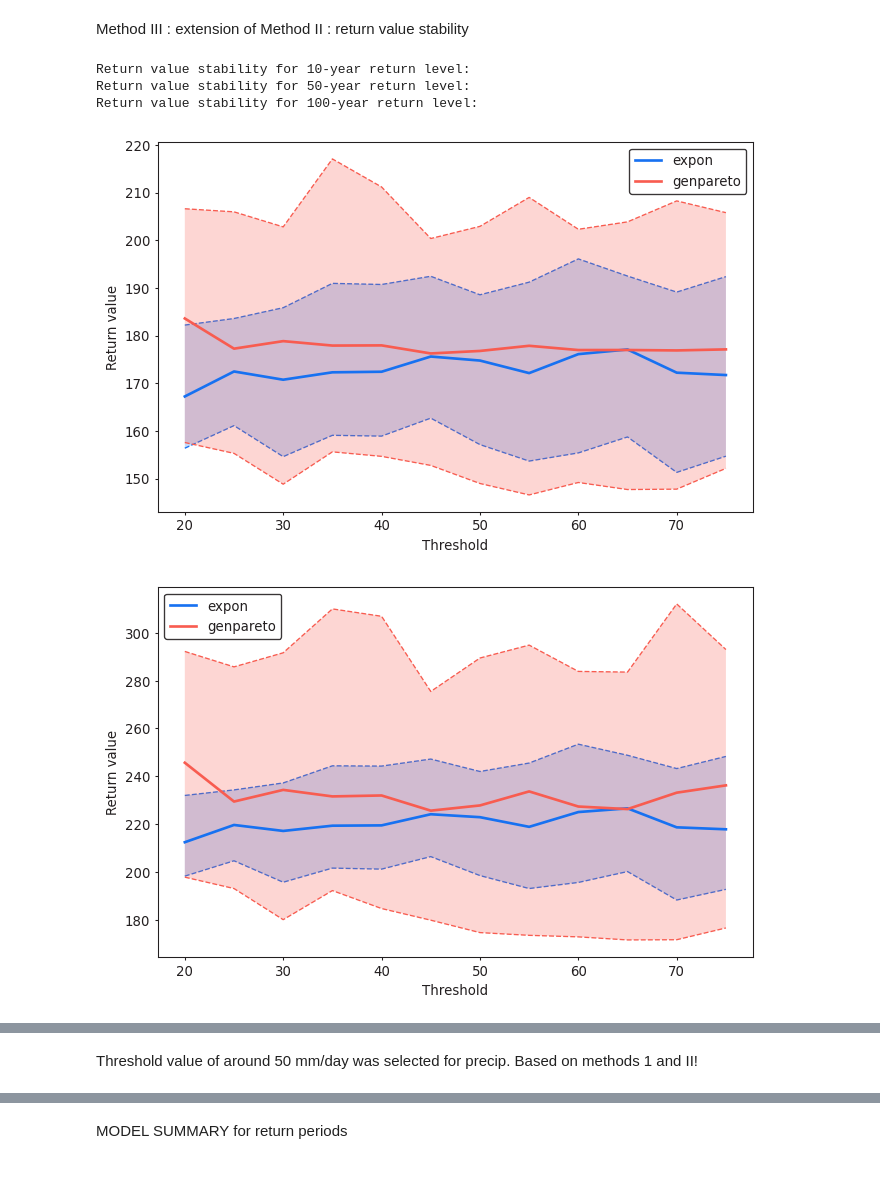
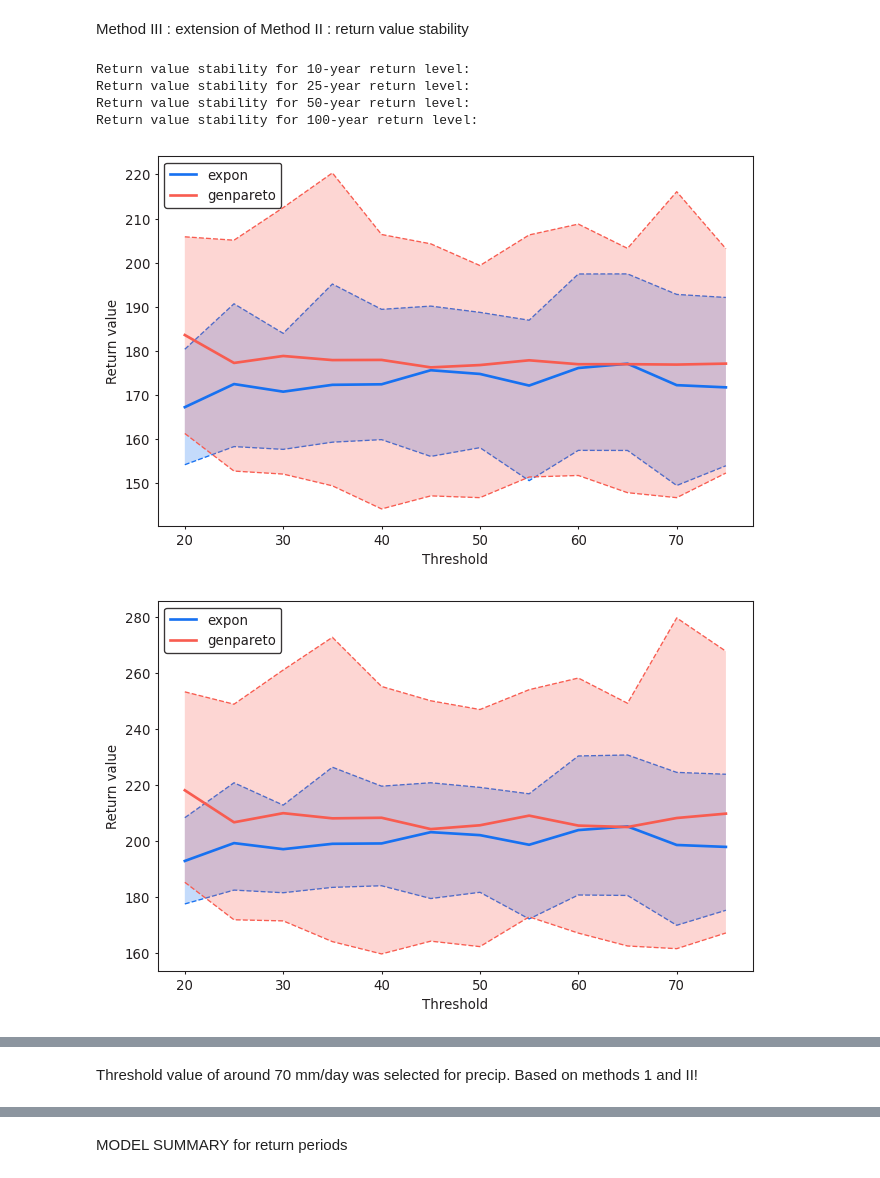
Before and after one commit to AsthanaShivanshi/Processing_and_Analysis_Scripts, a Jupyter notebook: Stats_EVT/Threshold_Plus_POT.ipynb, the cells around one changed output, grey strips where cells are left out. Saved outputs shown, nothing was run; the diff lists cells and outputs as text; code cells hidden in the pictures.

```diff
--- a/Stats_EVT/Threshold_Plus_POT.ipynb
+++ b/Stats_EVT/Threshold_Plus_POT.ipynb
@@ -33,8 +33,7 @@ Threshold selection : based on Mean Residual Life (https://georgebv.github.io/py
 # %% [markdown]
 #Estimation of Mean Residual life
 # %%
-data_hr_precip= xr.open_dataset(f'{config.TARGET_DIR}/RhiresD_1971_2023.nc')
-data_hr_precip= data_hr_precip.sel(time=slice('1981-01-01', '2010-12-31'))
+data_hr_precip= (xr.open_dataset(f'{config.TARGET_DIR}/RhiresD_1971_2023.nc').sel(time=slice('1981-01-01', '2010-12-31')))
 # %%
  # Target location (Locarno)
 target_lat = 46.1709
@@ -54,7 +49,7 @@ Variable 'RhiresD' extracted
 Time series shape: (10957,)
 Data range: -0.00 to 270.14
 # %%
-precip_series_hr_pd= precip_series_hr.to_pandas()
+precip_series_hr_pd= data_hr_precip_locarno['data'].to_pandas()
 # %% [markdown]
 Ways of chosing a threshold : MRL (1)
 # %%
@@ -73,18 +68,19 @@ plot_parameter_stability(precip_series_hr_pd) #Stabilises around 60 mm as the th
 # %% [markdown]
 Method III : extension of Method II : return value stability
 # %%
-for i, period in enumerate([10,50,100]):
+for i, period in enumerate([10, 25, 50,100]):
     print(f"Return value stability for {period}-year return level:")
     plot_return_value_stability(precip_series_hr_pd,
                                 return_period=period,
                                 thresholds= np.arange(20,80,5),
                                 alpha=0.95,)
 
 
 #Return value : the amount to be exceeded every
 # %% [output]
 Return value stability for 10-year return level:
+Return value stability for 25-year return level:
 Return value stability for 50-year return level:
 Return value stability for 100-year return level:
-[figure, old version]
+[figure, new version]
-[figure, old version]
+[figure, new version]
@@ -92,5 +89,5 @@ Return value stability for 100-year return level:
 # %% [markdown]
-Threshold value of around 50 mm/day was selected for precip. Based on methods 1 and II!
+Threshold value of around 70 mm/day was selected for precip. Based on methods 1 and II!
 # %%
 from pyextremes import get_extremes, get_return_periods, EVA
 # %%
```
Also changed, not shown: parts of 27 cells of this notebook, 3 other files.
